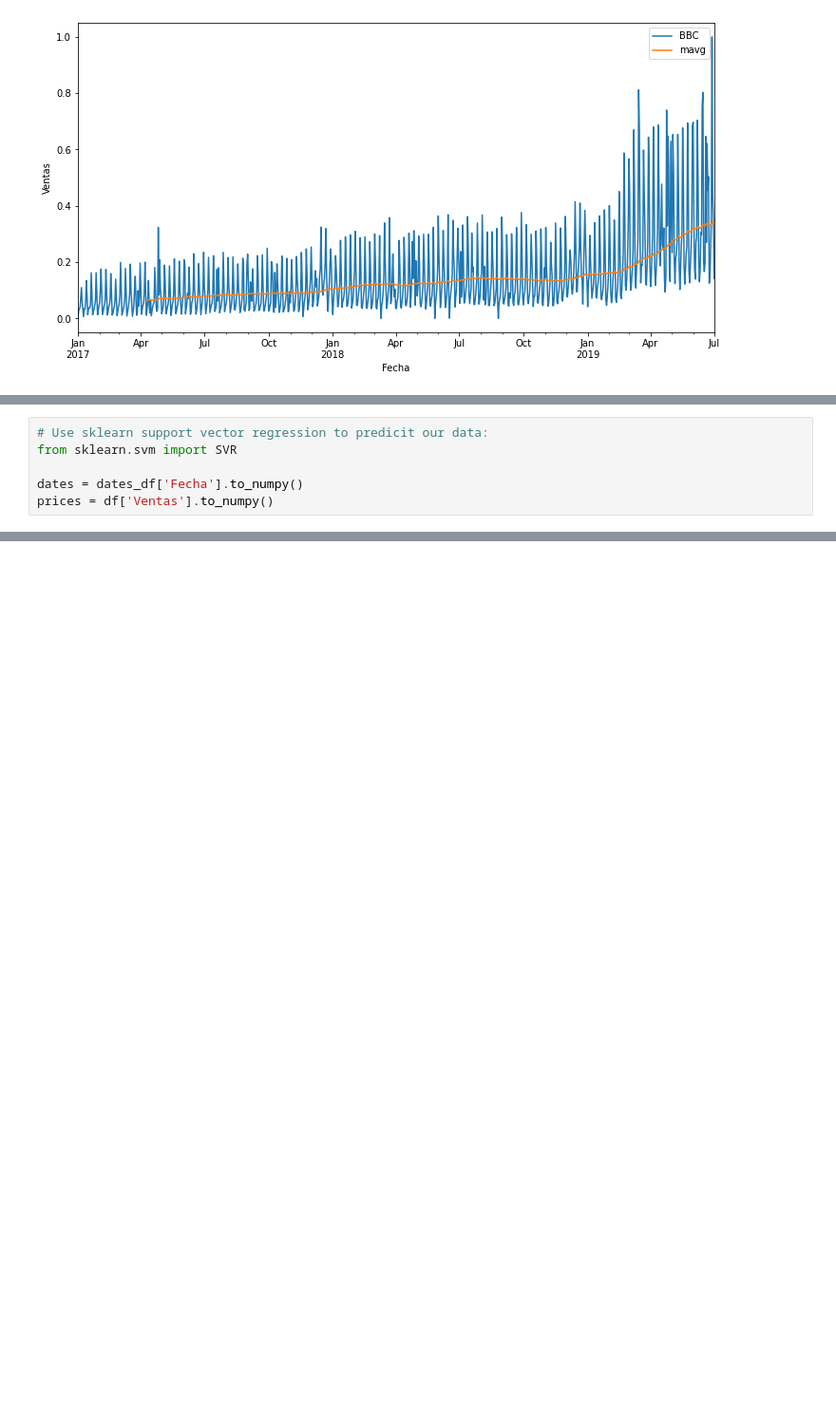
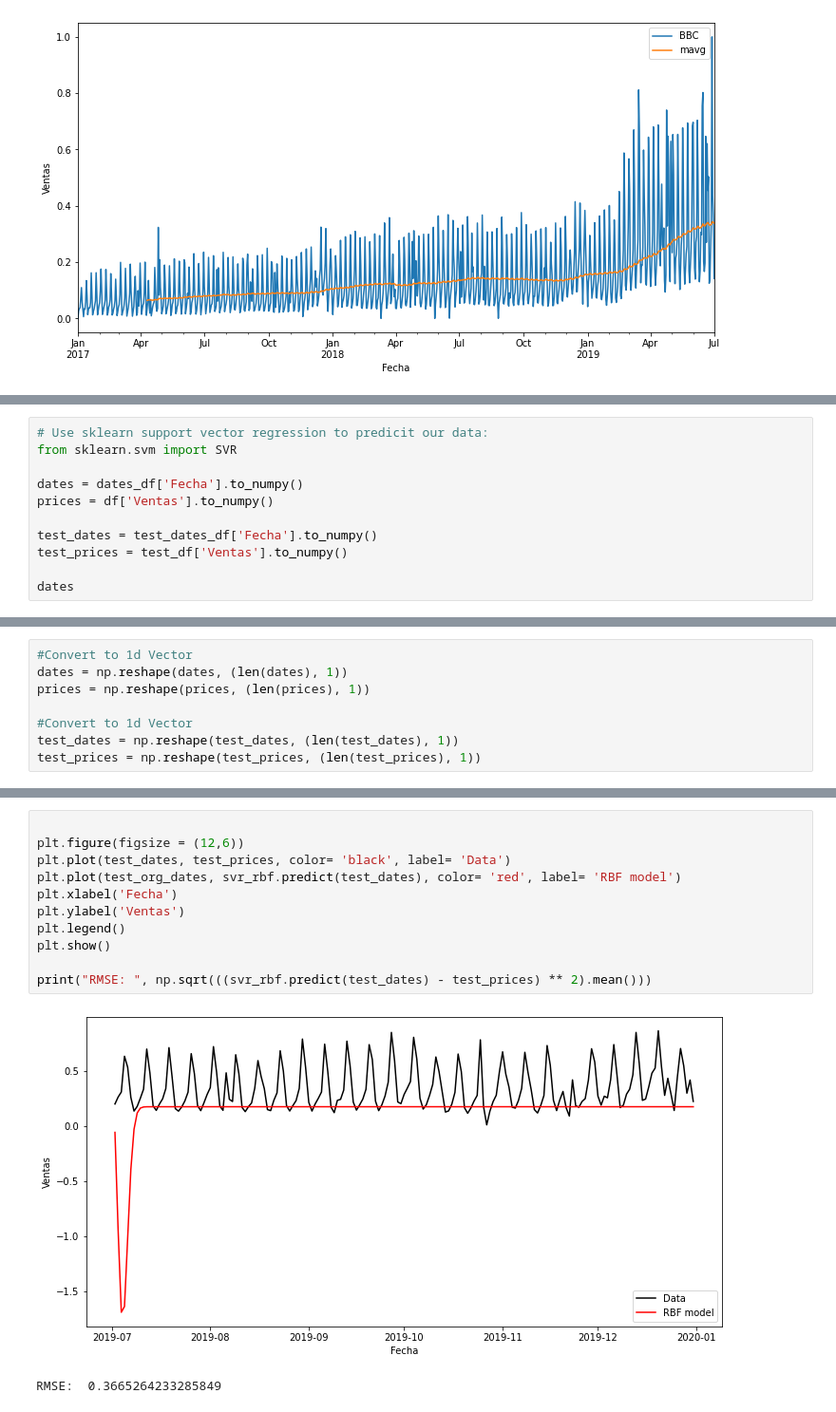
Before and after one commit to unjuken/Time-Series-SVR, a Jupyter notebook: TS-SVR.ipynb, the cells around one changed output, grey strips where cells are left out. Shown at 95% size. Saved outputs shown, nothing was run; the diff lists cells and outputs as text; blank space fills up the shorter version.

```diff
--- a/TS-SVR.ipynb
+++ b/TS-SVR.ipynb
@@ -110,3 +115,8 @@ from sklearn.svm import SVR
 
 dates = dates_df['Fecha'].to_numpy()
 prices = df['Ventas'].to_numpy()
+
+test_dates = test_dates_df['Fecha'].to_numpy()
+test_prices = test_df['Ventas'].to_numpy()
+
+dates
@@ -113 +141,9 @@ prices = df['Ventas'].to_numpy()
+# %%
+#Convert to 1d Vector
+dates = np.reshape(dates, (len(dates), 1))
+prices = np.reshape(prices, (len(prices), 1))
+
+#Convert to 1d Vector
+test_dates = np.reshape(test_dates, (len(test_dates), 1))
+test_prices = np.reshape(test_prices, (len(test_prices), 1))
 # %%
@@ -129,0 +166,14 @@ plt.show()
+# %%
+
+plt.figure(figsize = (12,6))
+plt.plot(test_dates, test_prices, color= 'black', label= 'Data')
+plt.plot(test_org_dates, svr_rbf.predict(test_dates), color= 'red', label= 'RBF model')
+plt.xlabel('Fecha')
+plt.ylabel('Ventas')
+plt.legend()
+plt.show()
+
+print("RMSE: ", np.sqrt(((svr_rbf.predict(test_dates) - test_prices) ** 2).mean()))
+# %% [output]
+[figure, added]
+RMSE:  0.3665264233285849
```
Also changed, not shown: parts of 15 cells of this notebook.
